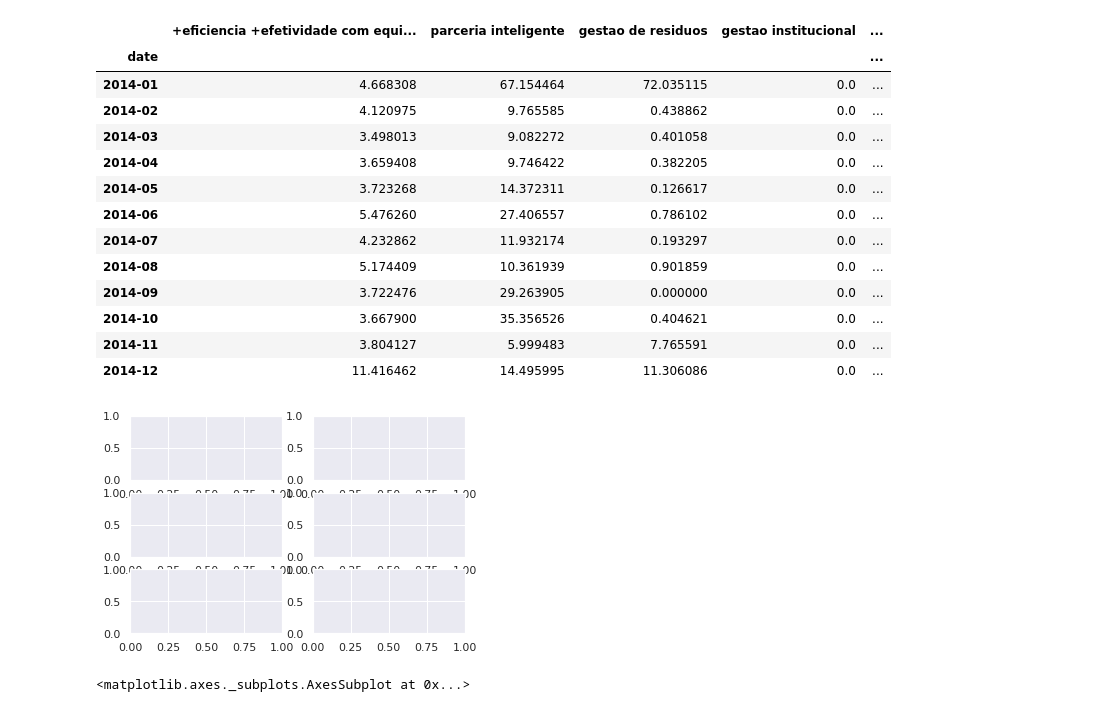
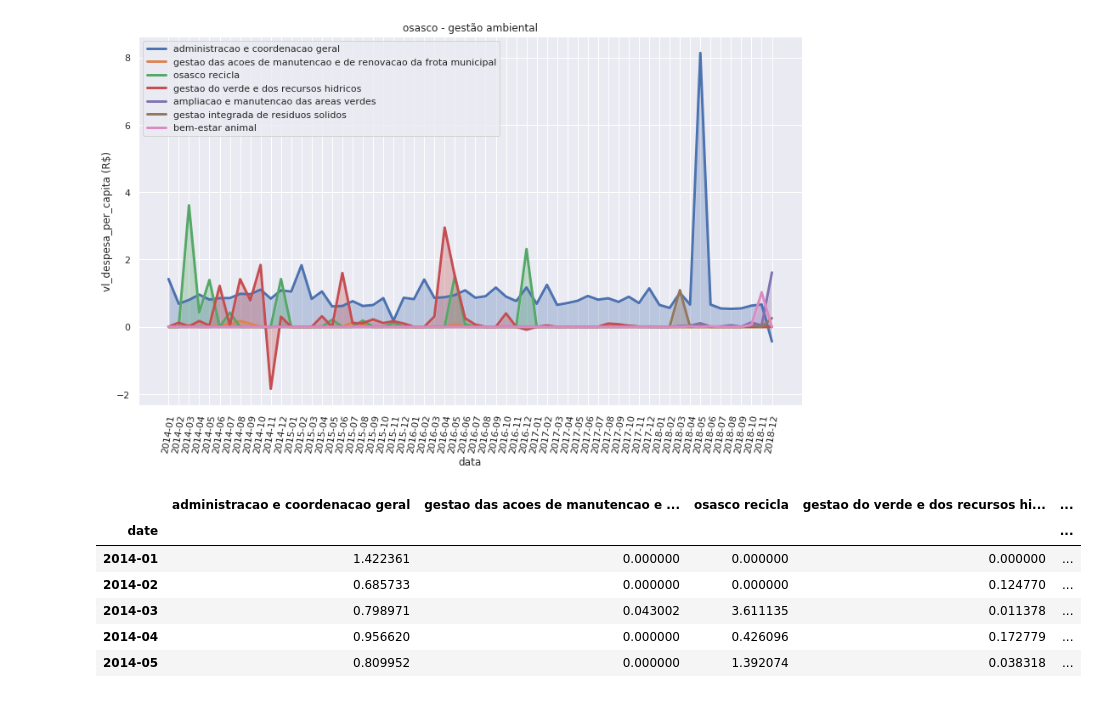
Before and after one commit to guilhermeduartte/Deephack, a Jupyter notebook: Automatizado.ipynb, the cells around one changed output. Cells and saved outputs as stored; diff of their text form; code cells hidden in the pictures.

```diff
--- a/Automatizado.ipynb
+++ b/Automatizado.ipynb
@@ -150,13 +150,13 @@ class Municipio:
         self.serie_ = pd.DataFrame()
         self.overview_ = pd.DataFrame()
 
-        print('Reading data...')
+        print('# Reading data...')
         self.readData()
-        print('Preparing data...')
+        print('\n# Preparing data...')
         self.prepareData()
-        print('Preparing serie...')
+        print('\n# Preparing serie...')
         self.prepareSerie()
-        print('Preparing overview...')
+        print('\n# Preparing overview...')
         self.prepareOverview()
         print('\nBase for {} is ready!!'.format(self.name_))
 
@@ -290,7 +290,12 @@ class Municipio:
         for i, year in enumerate(years):
             col = i%2
             row = int(i/2)
-            self.overview_.loc[year].plot(kind = 'pie', cmap = 'viridis', ax = axs[row][col])
+            temp = self.overview_.sort_values(by = year, axis=1, ascending=True, inplace=False)
+            temp = temp.loc[year]
+            if len(years) > 2:
+                temp.plot(kind = 'pie', cmap = 'viridis', ax = axs[row][col])
+            else:
+                temp.plot(kind = 'pie', cmap = 'viridis', ax = axs[col])
 # %%
 from zipfile import ZipFile
 import urllib.request
@@ -374,25 +393,14 @@ exemplo.plotSerie()
+# %%
+exemplo.plotSerie(programas)
+# %% [output]
+[figure, added]
 # %%
-exemplo.serie_.loc[yearToYearMonth(2014)]
+exemplo.serie_.head()
 # %% [output]
-|  | +eficiencia +efetividade com equi... | parceria inteligente | gestao de residuos | gestao institucional | ... |
+|  | administracao e coordenacao geral | gestao das acoes de manutencao e ... | osasco recicla | gestao do verde e dos recursos hi... | ... |
 | date |  |  |  |  | ... |
-| 2014-01 | 4.668308 | 67.154464 | 72.035115 | 0.0 | ... |
-| 2014-02 | 4.120975 | 9.765585 | 0.438862 | 0.0 | ... |
-| 2014-03 | 3.498013 | 9.082272 | 0.401058 | 0.0 | ... |
-| 2014-04 | 3.659408 | 9.746422 | 0.382205 | 0.0 | ... |
-| 2014-05 | 3.723268 | 14.372311 | 0.126617 | 0.0 | ... |
-| 2014-06 | 5.476260 | 27.406557 | 0.786102 | 0.0 | ... |
-| 2014-07 | 4.232862 | 11.932174 | 0.193297 | 0.0 | ... |
-| 2014-08 | 5.174409 | 10.361939 | 0.901859 | 0.0 | ... |
-| 2014-09 | 3.722476 | 29.263905 | 0.000000 | 0.0 | ... |
-| 2014-10 | 3.667900 | 35.356526 | 0.404621 | 0.0 | ... |
-| 2014-11 | 3.804127 | 5.999483 | 7.765591 | 0.0 | ... |
-| 2014-12 | 11.416462 | 14.495995 | 11.306086 | 0.0 | ... |
+| 2014-01 | 1.422361 | 0.000000 | 0.000000 | 0.000000 | ... |
+| 2014-02 | 0.685733 | 0.000000 | 0.000000 | 0.124770 | ... |
+| 2014-03 | 0.798971 | 0.043002 | 3.611135 | 0.011378 | ... |
+| 2014-04 | 0.956620 | 0.000000 | 0.426096 | 0.172779 | ... |
+| 2014-05 | 0.809952 | 0.000000 | 1.392074 | 0.038318 | ... |
-# %%
-n = 5
-# %% [output]
-[figure, removed]
-# %%
-axs
-# %% [output]
-<matplotlib.axes._subplots.AxesSubplot at 0x...>
```
Also changed, not shown: parts of 7 cells of this notebook.
